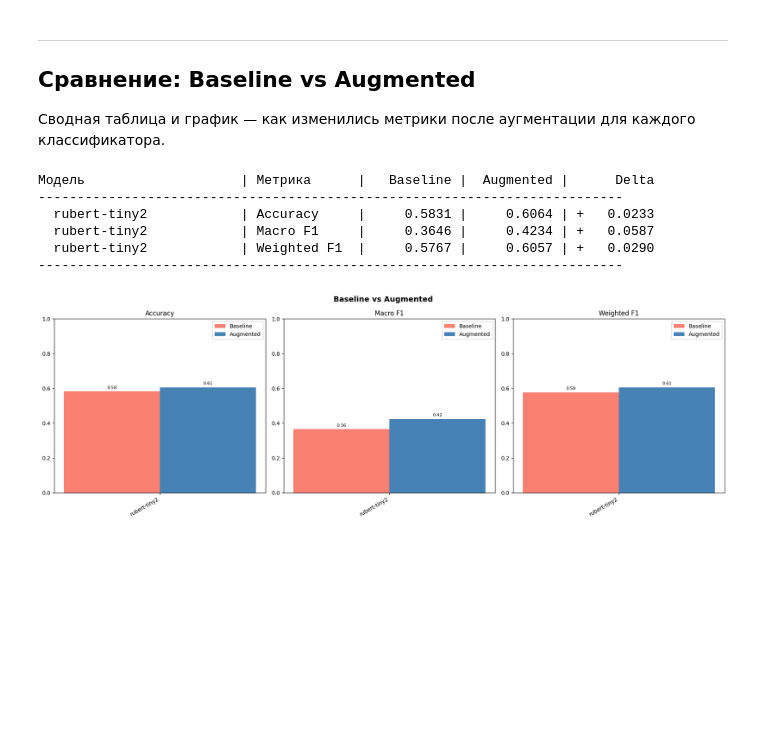
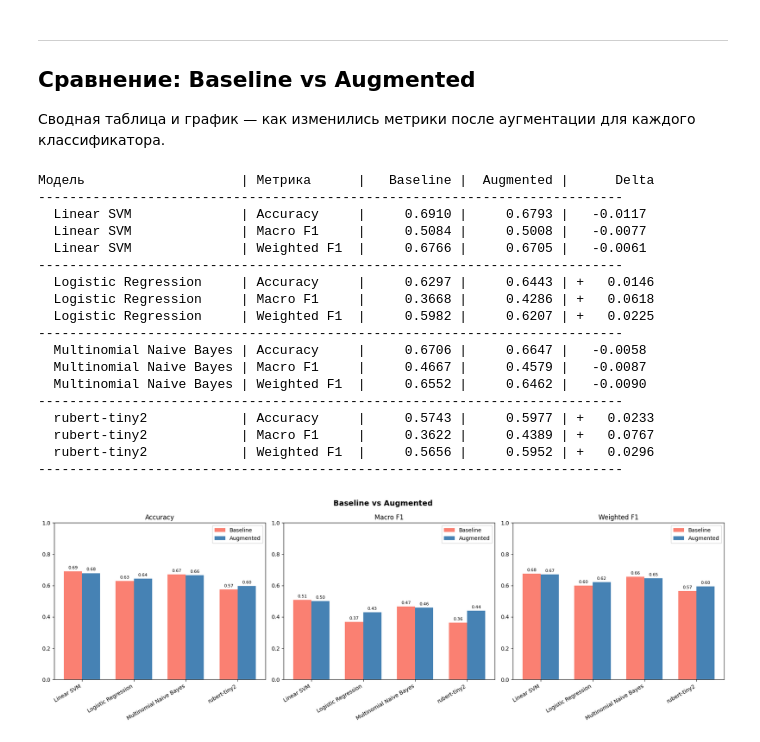
Before and after one commit to KVTur23/Mifi_VKR, a Jupyter notebook: code/AUG/src/augmentation_main.ipynb, the cells around one changed output. Cells and saved outputs as stored; diff of their text form; code cells hidden in the pictures; blank space fills up the shorter version.

```diff
--- a/code/AUG/src/augmentation_main.ipynb
+++ b/code/AUG/src/augmentation_main.ipynb
@@ -609,11 +576,11 @@ from sklearn.svm import LinearSVC
 
 augmented_results = []
 
-# augmented_results.append(evaluate_model(
-#     name="[Augmented] Linear SVM",
-#     estimator=LinearSVC(max_iter=10000, random_state=RANDOM_SEED, dual="auto"),
-#     X_train=X_train, y_train=y_train,
-#     X_test=X_test, y_test=y_test,
-#     label_names=label_names,
-#     param_grid={"C": [0.01, 0.1, 1, 10]},
-# ))
+augmented_results.append(evaluate_model(
+    name="[Augmented] Linear SVM",
+    estimator=LinearSVC(max_iter=10000, random_state=RANDOM_SEED, dual="auto"),
+    X_train=X_train, y_train=y_train,
+    X_test=X_test, y_test=y_test,
+    label_names=label_names,
+    param_grid={"C": [0.01, 0.1, 1, 10]},
+))
@@ -693,8 +714,12 @@ ___
 import matplotlib.pyplot as plt
 import numpy as np
 
-# Названия моделей (без префикса [Baseline]/[Augmented])
-model_names = [r["name"].split("] ")[1] for r in baseline_results]
+# Построим словари name -> result
+base_dict = {r["name"].split("] ")[1]: r for r in baseline_results}
+aug_dict  = {r["name"].split("] ")[1]: r for r in augmented_results}
+
+# Общие модели (сохраняя порядок baseline)
+model_names = [n for n in base_dict if n in aug_dict]
 
 metrics = ["accuracy", "macro_f1", "weighted_f1"]
 metric_labels = ["Accuracy", "Macro F1", "Weighted F1"]
@@ -702,10 +727,10 @@ metric_labels = ["Accuracy", "Macro F1", "Weighted F1"]
 # Таблица
 print(f"{'Модель':<25} | {'Метрика':<12} | {'Baseline':>10} | {'Augmented':>10} | {'Delta':>10}")
 print("-" * 75)
-for i, name in enumerate(model_names):
+for name in model_names:
     for m, ml in zip(metrics, metric_labels):
-        b = baseline_results[i][m]
-        a = augmented_results[i][m]
+        b = base_dict[name][m]
+        a = aug_dict[name][m]
         delta = a - b
         sign = "+" if delta >= 0 else ""
         print(f"  {name:<23} | {ml:<12} | {b:>10.4f} | {a:>10.4f} | {sign}{delta:>9.4f}")
@@ -716,36 +741,49 @@ fig, axes = plt.subplots(1, 3, figsize=(18, 6))
 
 x = np.arange(len(model_names))
 width = 0.35
 
 for ax, m, ml in zip(axes, metrics, metric_labels):
-    vals_b = [r[m] for r in baseline_results]
-    vals_a = [r[m] for r in augmented_results]
+    vals_b = [base_dict[n][m] for n in model_names]
+    vals_a = [aug_dict[n][m]  for n in model_names]
+
 
     bars_b = ax.bar(x - width/2, vals_b, width, label="Baseline", color="salmon")
     bars_a = ax.bar(x + width/2, vals_a, width, label="Augmented", color="steelblue")
 
     ax.set_title(ml)
     ax.set_xticks(x)
     ax.set_xticklabels(model_names, rotation=30, ha="right")
     ax.set_ylim(0, 1)
     ax.legend()
 
     # Подписи значений
     for bar in bars_b:
         ax.text(bar.get_x() + bar.get_width()/2, bar.get_height() + 0.01,
                 f"{bar.get_height():.2f}", ha="center", va="bottom", fontsize=8)
     for bar in bars_a:
         ax.text(bar.get_x() + bar.get_width()/2, bar.get_height() + 0.01,
                 f"{bar.get_height():.2f}", ha="center", va="bottom", fontsize=8)
 
 plt.suptitle("Baseline vs Augmented", fontsize=14, fontweight="bold")
 plt.tight_layout()
 plt.show()
 # %% [output]
 Модель                    | Метрика      |   Baseline |  Augmented |      Delta
 ---------------------------------------------------------------------------
-  rubert-tiny2            | Accuracy     |     0.5831 |     0.6064 | +   0.0233
-  rubert-tiny2            | Macro F1     |     0.3646 |     0.4234 | +   0.0587
-  rubert-tiny2            | Weighted F1  |     0.5767 |     0.6057 | +   0.0290
+  Linear SVM              | Accuracy     |     0.6910 |     0.6793 |   -0.0117
+  Linear SVM              | Macro F1     |     0.5084 |     0.5008 |   -0.0077
+  Linear SVM              | Weighted F1  |     0.6766 |     0.6705 |   -0.0061
 ---------------------------------------------------------------------------
+  Logistic Regression     | Accuracy     |     0.6297 |     0.6443 | +   0.0146
+  Logistic Regression     | Macro F1     |     0.3668 |     0.4286 | +   0.0618
+  Logistic Regression     | Weighted F1  |     0.5982 |     0.6207 | +   0.0225
+---------------------------------------------------------------------------
+  Multinomial Naive Bayes | Accuracy     |     0.6706 |     0.6647 |   -0.0058
+  Multinomial Naive Bayes | Macro F1     |     0.4667 |     0.4579 |   -0.0087
+  Multinomial Naive Bayes | Weighted F1  |     0.6552 |     0.6462 |   -0.0090
+---------------------------------------------------------------------------
+  rubert-tiny2            | Accuracy     |     0.5743 |     0.5977 | +   0.0233
+  rubert-tiny2            | Macro F1     |     0.3622 |     0.4389 | +   0.0767
+  rubert-tiny2            | Weighted F1  |     0.5656 |     0.5952 | +   0.0296
+---------------------------------------------------------------------------
-[figure, old version]
+[figure, new version]
```
Also changed, not shown: parts of 11 cells of this notebook, 2 other files.
